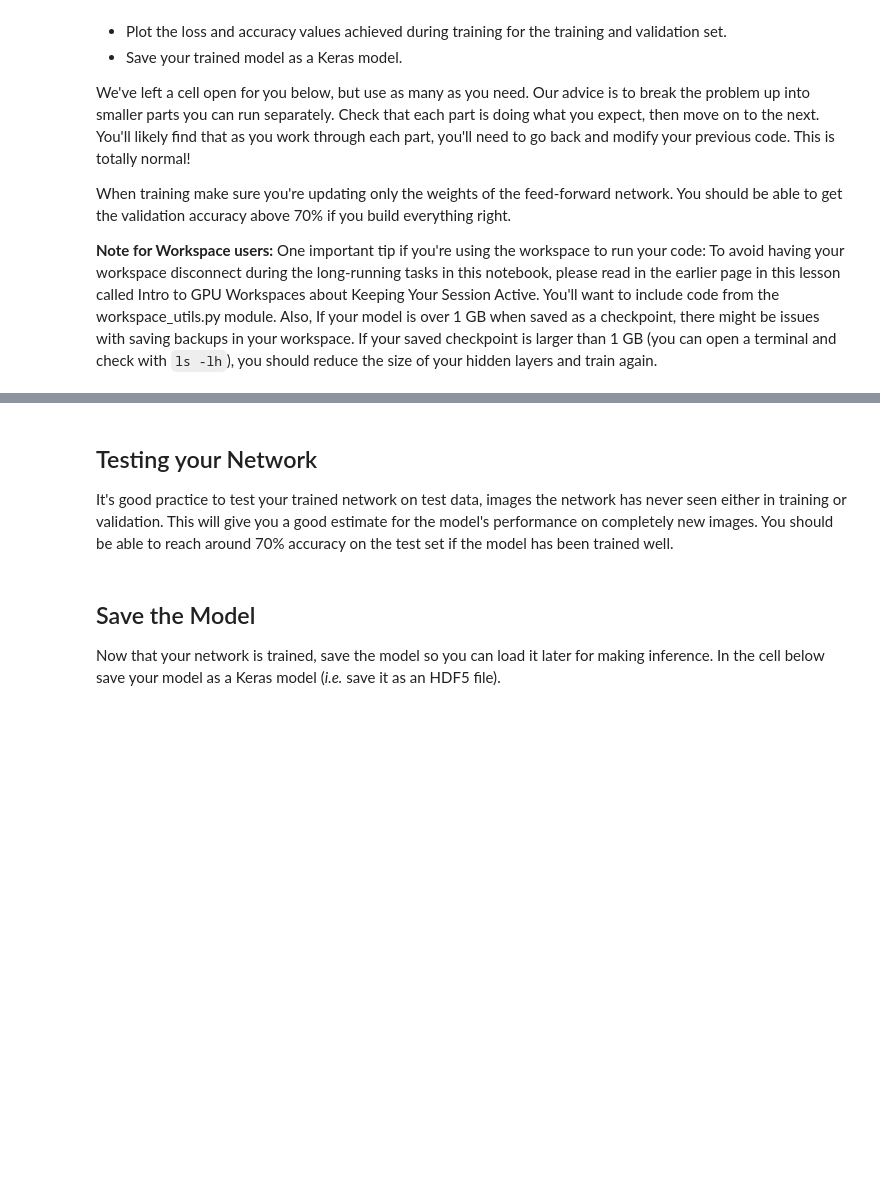
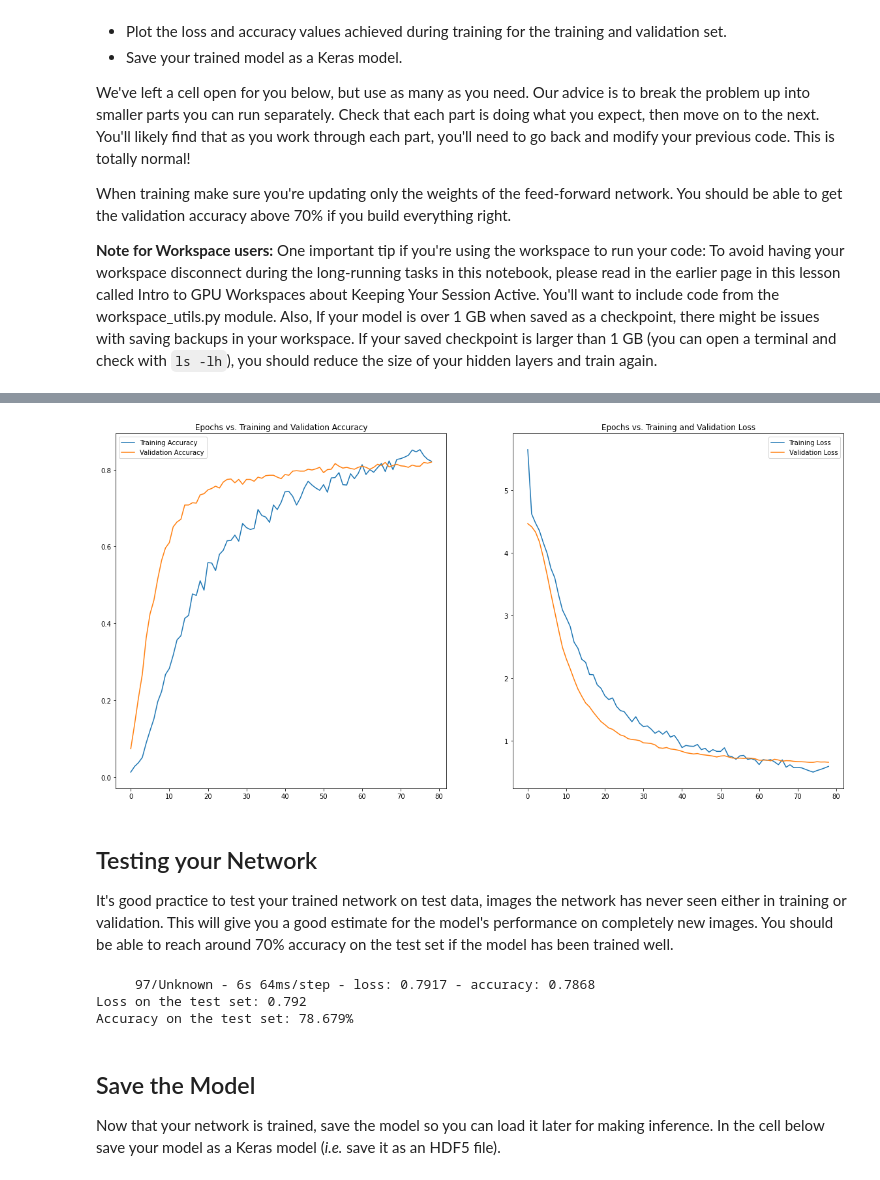
Before and after one commit to droussis/intro_to_ml_with_tf, a Jupyter notebook: image_classifier/Project_Image_Classifier_Project.ipynb, the cells around one changed output, grey strips where cells are left out. Drawn from its saved outputs; the diff is of its cells as text; code cells hidden in the pictures; blank space fills up the shorter version.

Commit message:
Build and train model

```diff
--- a/image_classifier/Project_Image_Classifier_Project.ipynb
+++ b/image_classifier/Project_Image_Classifier_Project.ipynb
@@ -150,18 +137,27 @@ plt.show()
 # %%
 # TODO: Create a pipeline for each set.
 
-def normalize_image(image, label):
+image_size = 224
+
+def format_image(image, label):
     image = tf.cast(image, tf.float32)
+    image = tf.image.resize(image, (image_size, image_size))
     image /= 255.0
+    return image, label
+
+def augment_image(image, label):
+    image = tf.image.random_flip_left_right(image)
+    image = tf.image.random_flip_up_down(image)
+    image = tf.image.random_brightness(image, max_delta=0.15)
     return image, label
 
 batch_size = 64
 
-training_batches = training_set.cache().shuffle(num_train // 4).batch(batch_size).map(normalize_image).prefetch(1)
+training_batches = training_set.cache().shuffle(num_train // 4).map(format_image).map(augment_image).batch(batch_size).prefetch(1)
 
-validation_batches = validation_set.cache().batch(batch_size).map(normalize_image).prefetch(1)
+validation_batches = validation_set.cache().map(format_image).batch(batch_size).prefetch(1)
 
-test_batches = test_set.cache().batch(batch_size).map(normalize_image).prefetch(1)
+test_batches = test_set.cache().map(format_image).batch(batch_size).prefetch(1)
 # %% [markdown]
 # Build and Train the Classifier
 
@@ -189,9 +229,42 @@ When training make sure you're updating only the weights of the feed-forward net
+# %%
+# TODO: Plot the loss and accuracy values achieved during training for the training and validation set.
+
+train_acc = history.history['accuracy']
+val_acc = history.history['val_accuracy']
+
+train_loss = history.history['loss']
+val_loss = history.history['val_loss']
+
+plt.figure(figsize=(20, 10))
+
+plt.subplot(1, 2, 1)
+plt.plot(train_acc, label='Training Accuracy')
+plt.plot(val_acc, label='Validation Accuracy')
+plt.legend()
+plt.title('Epochs vs. Training and Validation Accuracy')
+
+plt.subplot(1, 2, 2)
+plt.plot(train_loss, label='Training Loss')
+plt.plot(val_loss, label='Validation Loss')
+plt.legend()
+plt.title('Epochs vs. Training and Validation Loss')
+
+plt.show()
+# %% [output]
+[figure, added]
 # %% [markdown]
 ## Testing your Network
 
 It's good practice to test your trained network on test data, images the network has never seen either in training or validation. This will give you a good estimate for the model's performance on completely new images. You should be able to reach around 70% accuracy on the test set if the model has been trained well.
 # %%
 # TODO: Print the loss and accuracy values achieved on the entire test set.
+
+loss, accuracy = model.evaluate(test_batches)
+print('\nLoss on the test set: {:.3f} \nAccuracy on the test set: {:.3%}'.format(loss, accuracy))
+# %% [output]
+     97/Unknown - 6s 64ms/step - loss: 0.7917 - accuracy: 0.7868
+Loss on the test set: 0.792
+Accuracy on the test set: 78.679%
 # %% [markdown]
 ## Save the Model
 
```
Also changed, not shown: parts of 10 cells of this notebook.
